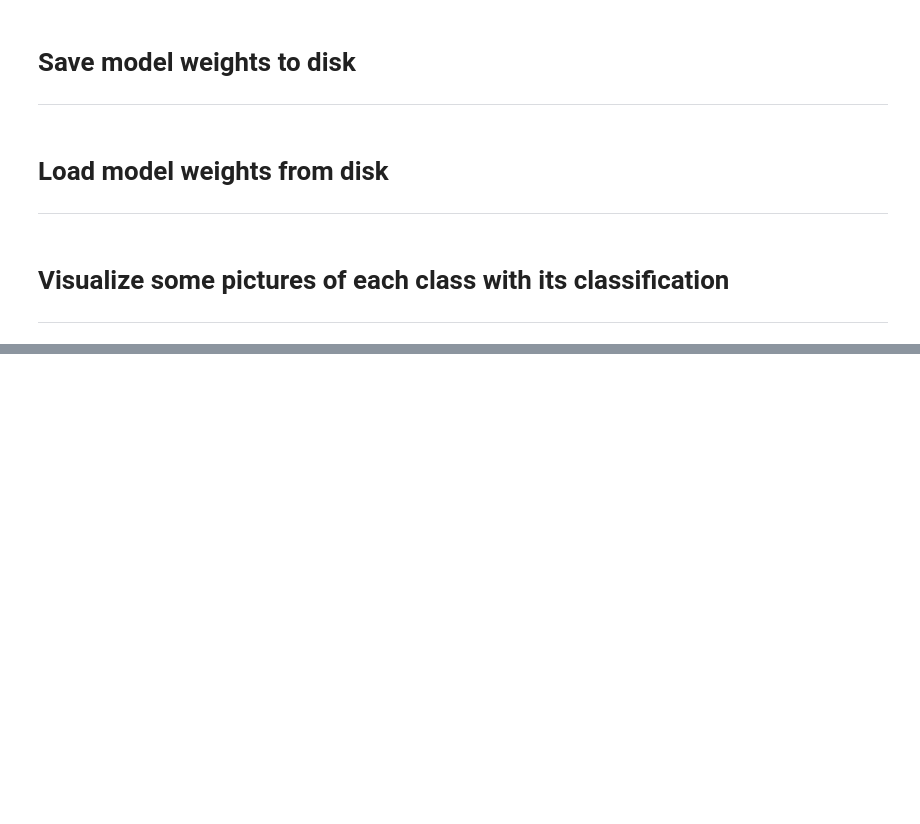
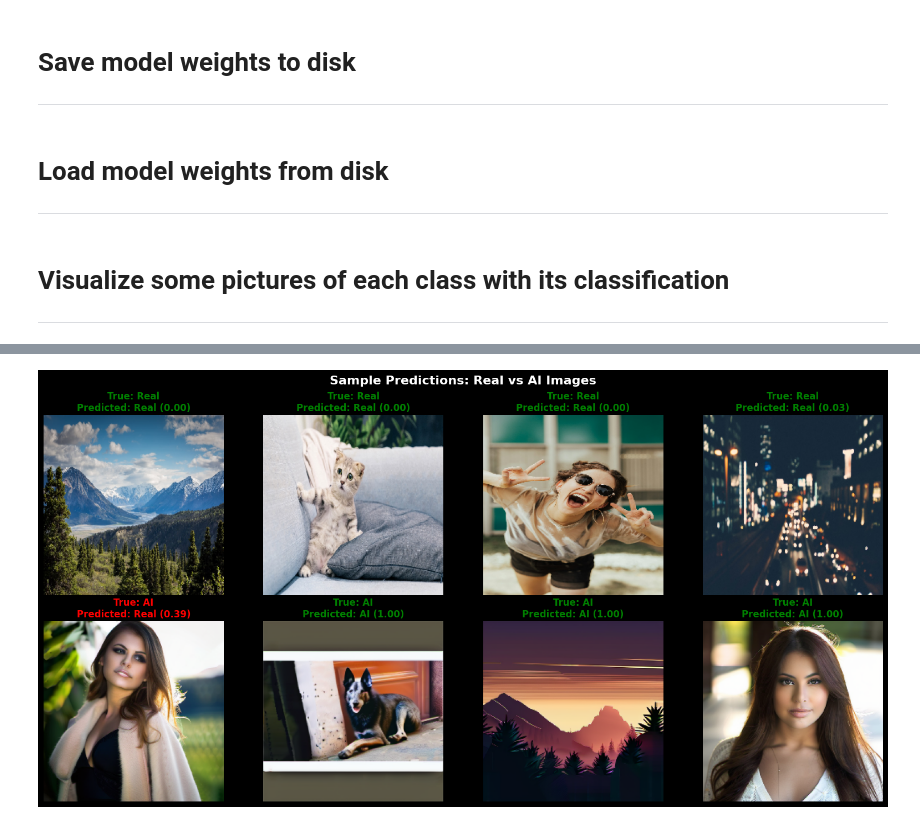
Before and after one commit to MonykTobias/CV, a Jupyter notebook: cnn_ai_vs_fake.ipynb, the cells around one changed output, grey strips where cells are left out. Cells and saved outputs as stored; diff of their text form; code cells hidden in the pictures; blank space fills up the shorter version.

```diff
--- a/cnn_ai_vs_fake.ipynb
+++ b/cnn_ai_vs_fake.ipynb
@@ -309,12 +334,12 @@ class_weight_dict = dict(enumerate(class_weights))
 # Stops training when the validation loss stops improving
 es = EarlyStopping(monitor='val_loss', patience=3, restore_best_weights=True)
 
-for i in range(10):
+for i in range(1):
     print(f"Iteration {i+1}")
     history = model.fit(
         train_ds,
         validation_data=val_ds,
-        epochs=20,
+        epochs=1,
         class_weight=class_weight_dict,
         callbacks=[es],
         verbose=1
@@ -380,7 +387,7 @@ model.save_weights("ai_vs_real.weights.h5")
 ---
 # %%
 # Load model from disk (with weights)
-model.load_weights("ai_vs_real.weights.h5")
+model.load_weights("ai_vs_real_best_weights.weights.h5")
 # %% [markdown]
 # Visualize some pictures of each class with its classification
 ---
@@ -393,16 +400,19 @@ import random
 real_samples = []
 ai_samples = []
 
+# Get a pool of samples from the validation set
+real_pool = []
+ai_pool = []
+
 for images, labels in test_ds:
     for img, label in zip(images.numpy(), labels.numpy()):
-        if label == 0 and len(real_samples) < 4:
-            real_samples.append(img)
-        elif label == 1 and len(ai_samples) < 4:
-            ai_samples.append(img)
-        if len(real_samples) == 4 and len(ai_samples) == 4:
-            break
-    if len(real_samples) == 4 and len(ai_samples) == 4:
-        break
+        if label == 0:
+            real_pool.append(img)
+        elif label == 1:
+            ai_pool.append(img)
+
+real_samples = random.sample(real_pool, min(4, len(real_pool)))
+ai_samples = random.sample(ai_pool, min(4, len(ai_pool)))
 
 # Combine samples
 all_samples = real_samples + ai_samples
@@ -425,10 +435,11 @@ for idx, (img, true_label, pred_class, pred_prob) in enumerate(zip(all_samples,
     # Color: green if correct, red if wrong
     color = 'green' if true_label == pred_class else 'red'
 
-    title = f"True: {true_class_name}\nPredicted: {pred_class_name} ({pred_prob[0]:.2%})"
+    title = f"True: {true_class_name}\nPredicted: {pred_class_name} ({pred_prob[0]:.2f})"
     axes[idx].set_title(title, color=color, fontweight='bold')
     axes[idx].axis('off')
 
 plt.suptitle('Sample Predictions: Real vs AI Images', fontsize=16, fontweight='bold')
 plt.tight_layout()
 plt.show()
+# %% [output]
@@ -434,0 +447 @@ plt.show()
+[figure, added]
```
Also changed, not shown: parts of 10 cells of this notebook.
